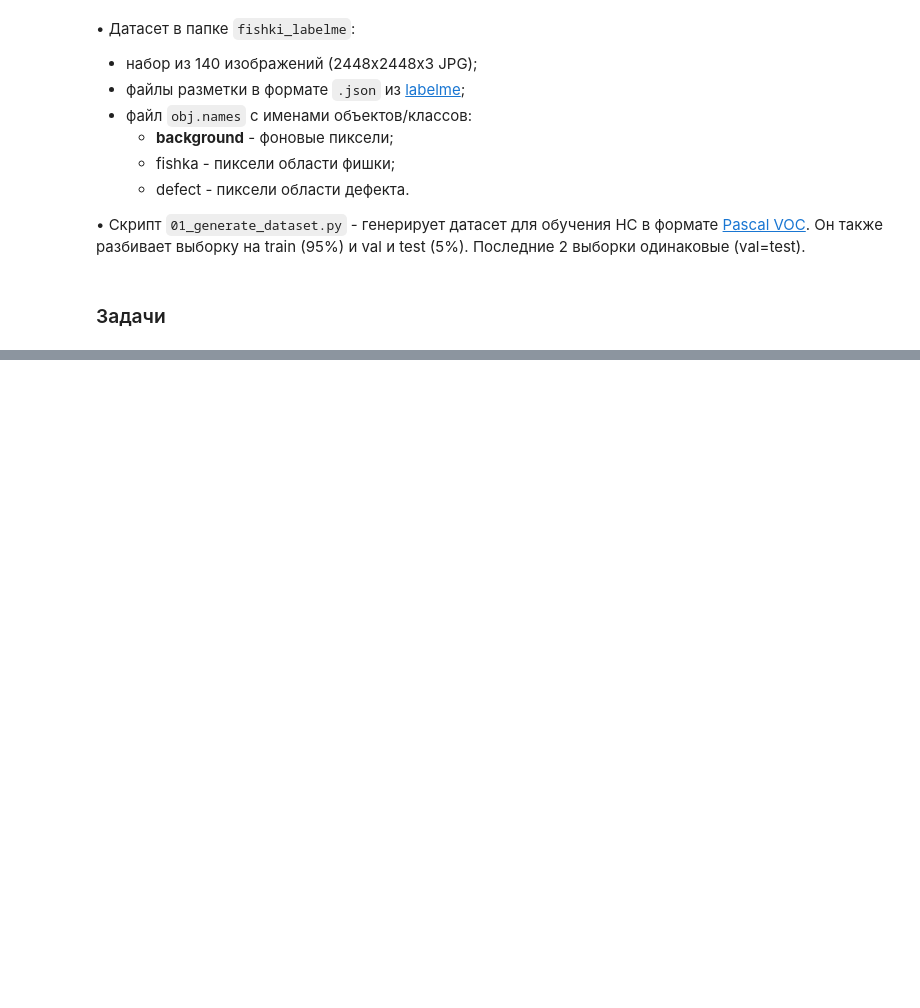
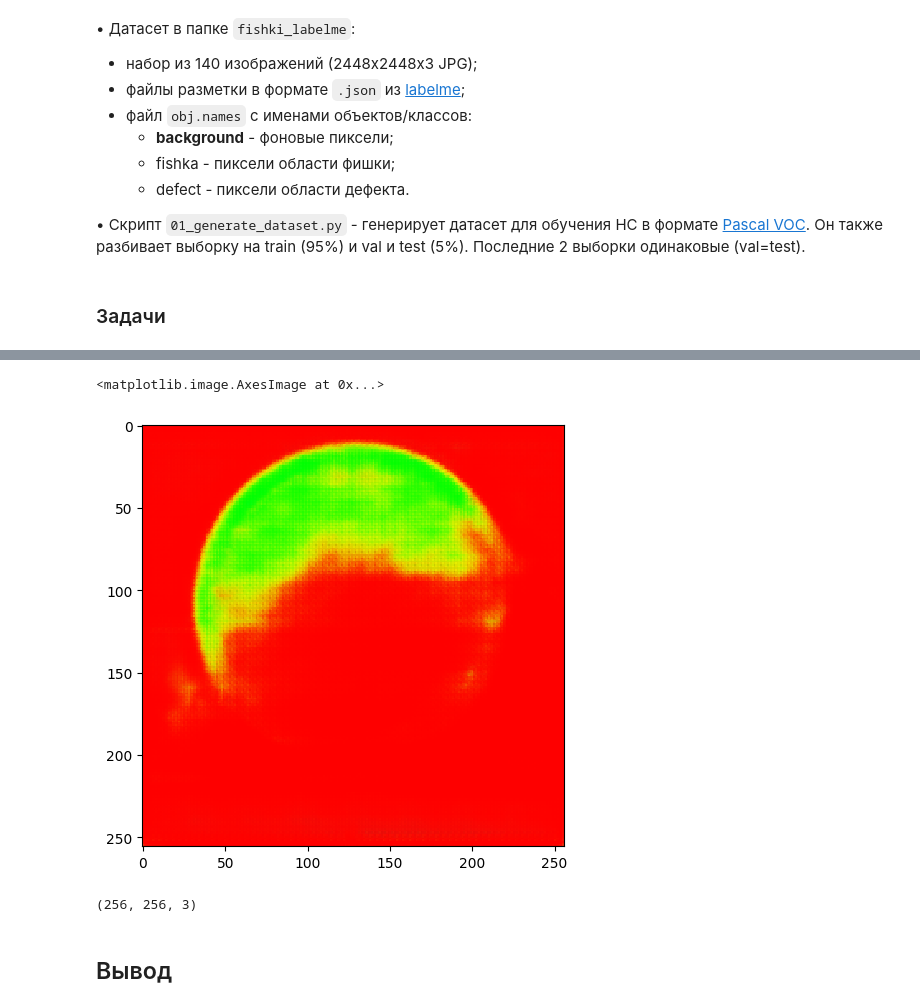
Before and after one commit to Danspers/Fishki-CV, a Jupyter notebook: Fishki_CV.ipynb, the cells around one changed output, grey strips where cells are left out. Drawn from its saved outputs; the diff is of its cells as text; code cells hidden in the pictures; blank space fills up the shorter version.

```diff
--- a/Fishki_CV.ipynb
+++ b/Fishki_CV.ipynb
@@ -172,16 +162,17 @@ def get_image_dataset(sample):
 # %%
-# загрузка датасетов
+# обучающая выборка
 train = get_image_dataset('train')
 train = train.map(load_images, num_parallel_calls=tf.data.AUTOTUNE)       # загрузка данных в память с помощью функции load_images
-#train = train.repeat(60)                                                  # копирование датасета в памяти N раз
-#train = train.map(augmentate_images, num_parallel_calls=tf.data.AUTOTUNE) # аугментация датасета с помощью функции augmentate_images
+train = train.repeat(10)                                                  # копирование датасета в памяти N раз
+train = train.map(augmentate_images, num_parallel_calls=tf.data.AUTOTUNE) # аугментация датасета с помощью функции augmentate_images
 train = train.batch(14)
 
+# валидационная выборка
 valid = get_image_dataset('val')
 valid = valid.map(load_images, num_parallel_calls=tf.data.AUTOTUNE)
-#valid = valid.map(augmentate_images, num_parallel_calls=tf.data.AUTOTUNE) # аугментация датасета с помощью функции augmentate_images
 valid = valid.batch(14)
 
+# тестовая выборка
 test = get_image_dataset('test')
 test = test.map(load_images, num_parallel_calls=tf.data.AUTOTUNE)
 test = test.batch(14)
@@ -254,24 +248,23 @@ def output_layer(size):
 # %%
+# структура нейронной сети
 inp_layer = input_layer()
 
+# Encoder
 downsample_stack = [
-    downsample_block(64, 4, batch_norm=False),
+    downsample_block(32, 4, batch_norm=False),
+    downsample_block(64, 4),
     downsample_block(128, 4),
     downsample_block(256, 4),
-    downsample_block(512, 4),
-    downsample_block(512, 4),
-    downsample_block(512, 4),
-    downsample_block(512, 4),
-]
+    downsample_block(256, 4),
+    downsample_block(256, 4)]
 
+# Decoder
 upsample_stack = [
-    upsample_block(512, 4, dropout=True),
-    upsample_block(512, 4, dropout=True),
-    upsample_block(512, 4, dropout=True),
+    upsample_block(256, 4, dropout=True),
+    upsample_block(256, 4, dropout=True),
     upsample_block(256, 4),
-    upsample_block(128, 4),
-    upsample_block(64, 4)
-]
+    upsample_block(64, 4),
+    upsample_block(32, 4)]
 
 out_layer = output_layer(4)
 # %%
@@ -323,3 +318,4 @@ def dice_bce_mc_loss(a, b):
 # %%
-unet_like.compile(optimizer='adam', loss=[dice_bce_mc_loss], metrics=[dice_mc_metric])
+# компилирование НС
+unet_like.compile(optimizer='adam', loss='categorical_crossentropy', metrics=[dice_mc_metric])
 # %% [markdown]
@@ -330,0 +347,13 @@ history_dice = unet_like.fit(train, validation_data=valid, epochs=25, initial_ep
+# %%
+# образец предсказания
+val_predict = unet_like.predict(test)
+imshow(val_predict[1, :, :])
+# %% [output]
+<matplotlib.image.AxesImage at 0x...>
+[figure, added]
+# %%
+val_predict[1].shape
+# %% [output]
+(256, 256, 3)
+# %% [markdown]
+## Вывод
```
Also changed, not shown: parts of 32 cells of this notebook, 1 other file.
